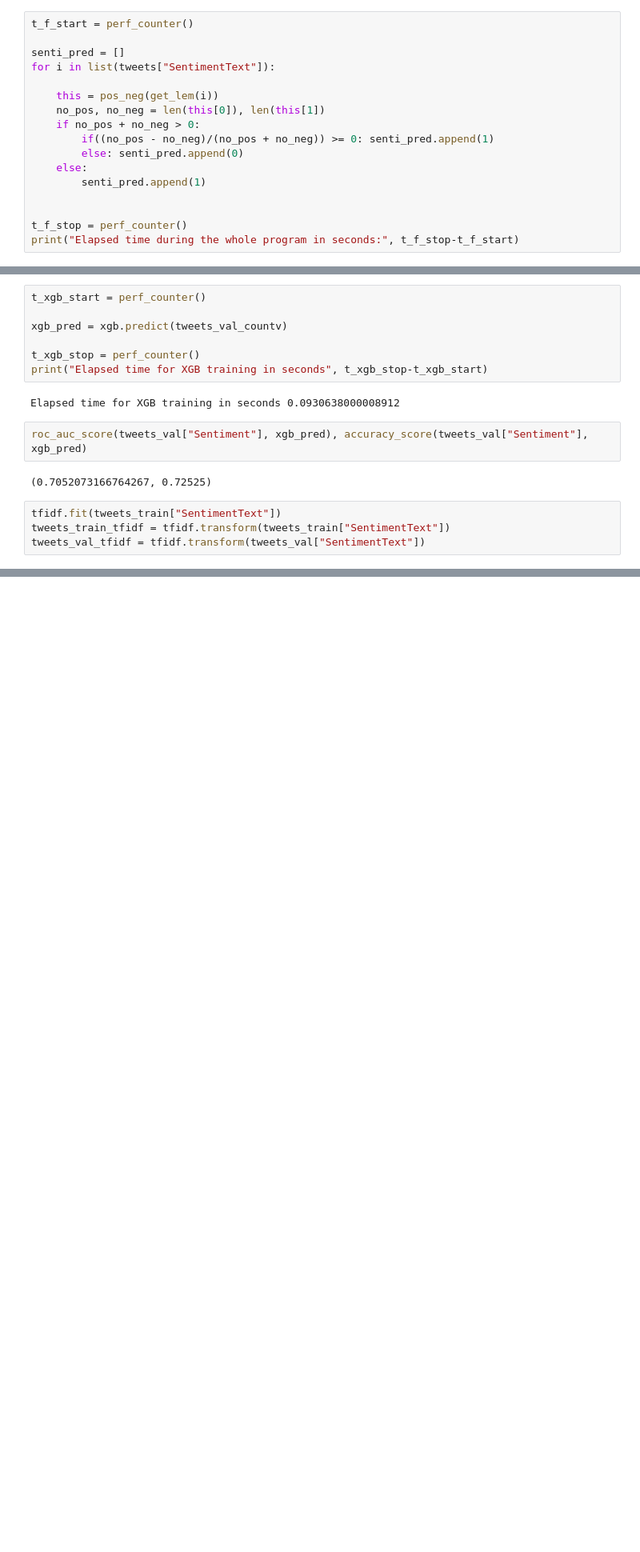
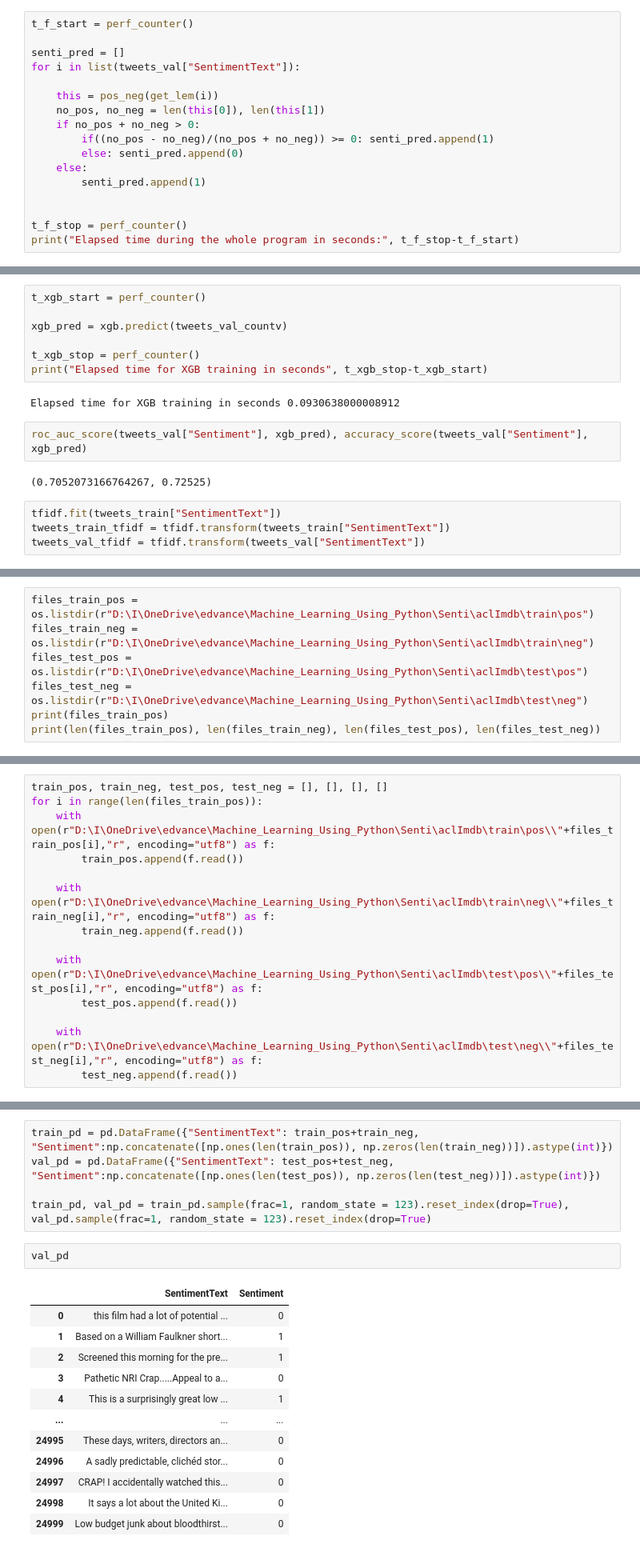
Before and after one commit to nrohit78/Sentiment_Analysis, a Jupyter notebook: src/rnair/senti_script.ipynb, the cells around one changed output, grey strips where cells are left out. Shown at 80% size. Drawn from its saved outputs; the diff is of its cells as text; blank space fills up the shorter version.

Commit message:
IMDB data added

```diff
--- a/src/rnair/senti_script.ipynb
+++ b/src/rnair/senti_script.ipynb
@@ -127,7 +146,7 @@ def pos_neg(lemm_list):
 t_f_start = perf_counter()
 
 senti_pred = []
-for i in list(tweets["SentimentText"]):
+for i in list(tweets_val["SentimentText"]):
 
     this = pos_neg(get_lem(i))
     no_pos, no_neg = len(this[0]), len(this[1])
@@ -292,0 +296,7 @@ tweets_val_tfidf = tfidf.transform(tweets_val["SentimentText"])
+# %%
+files_train_pos = os.listdir(r"D:\I\OneDrive\edvance\Machine_Learning_Using_Python\Senti\aclImdb\train\pos")
+files_train_neg = os.listdir(r"D:\I\OneDrive\edvance\Machine_Learning_Using_Python\Senti\aclImdb\train\neg")
+files_test_pos = os.listdir(r"D:\I\OneDrive\edvance\Machine_Learning_Using_Python\Senti\aclImdb\test\pos")
+files_test_neg = os.listdir(r"D:\I\OneDrive\edvance\Machine_Learning_Using_Python\Senti\aclImdb\test\neg")
+print(files_train_pos)
+print(len(files_train_pos), len(files_train_neg), len(files_test_pos), len(files_test_neg))
@@ -292,0 +306,14 @@ tweets_val_tfidf = tfidf.transform(tweets_val["SentimentText"])
+# %%
+train_pos, train_neg, test_pos, test_neg = [], [], [], []
+for i in range(len(files_train_pos)):
+    with open(r"D:\I\OneDrive\edvance\Machine_Learning_Using_Python\Senti\aclImdb\train\pos\\"+files_train_pos[i],"r", encoding="utf8") as f:
+        train_pos.append(f.read())
+
+    with open(r"D:\I\OneDrive\edvance\Machine_Learning_Using_Python\Senti\aclImdb\train\neg\\"+files_train_neg[i],"r", encoding="utf8") as f:
+        train_neg.append(f.read())
+
+    with open(r"D:\I\OneDrive\edvance\Machine_Learning_Using_Python\Senti\aclImdb\test\pos\\"+files_test_pos[i],"r", encoding="utf8") as f:
+        test_pos.append(f.read())
+
+    with open(r"D:\I\OneDrive\edvance\Machine_Learning_Using_Python\Senti\aclImdb\test\neg\\"+files_test_neg[i],"r", encoding="utf8") as f:
+        test_neg.append(f.read())
@@ -292,0 +344,20 @@ tweets_val_tfidf = tfidf.transform(tweets_val["SentimentText"])
+# %%
+train_pd = pd.DataFrame({"SentimentText": train_pos+train_neg, "Sentiment":np.concatenate([np.ones(len(train_pos)), np.zeros(len(train_neg))]).astype(int)})
+val_pd = pd.DataFrame({"SentimentText": test_pos+test_neg, "Sentiment":np.concatenate([np.ones(len(test_pos)), np.zeros(len(test_neg))]).astype(int)})
+
+train_pd, val_pd = train_pd.sample(frac=1, random_state = 123).reset_index(drop=True), val_pd.sample(frac=1, random_state = 123).reset_index(drop=True)
+# %%
+val_pd
+# %% [output]
+|  | SentimentText | Sentiment |
+| 0 | this film had a lot of potential ... | 0 |
+| 1 | Based on a William Faulkner short... | 1 |
+| 2 | Screened this morning for the pre... | 1 |
+| 3 | Pathetic NRI Crap.....Appeal to a... | 0 |
+| 4 | This is a surprisingly great low ... | 1 |
+| ... | ... | ... |
+| 24995 | These days, writers, directors an... | 0 |
+| 24996 | A sadly predictable, clichéd stor... | 0 |
+| 24997 | CRAP! I accidentally watched this... | 0 |
+| 24998 | It says a lot about the United Ki... | 0 |
+| 24999 | Low budget junk about bloodthirst... | 0 |
```
Also changed, not shown: parts of 35 cells of this notebook.
